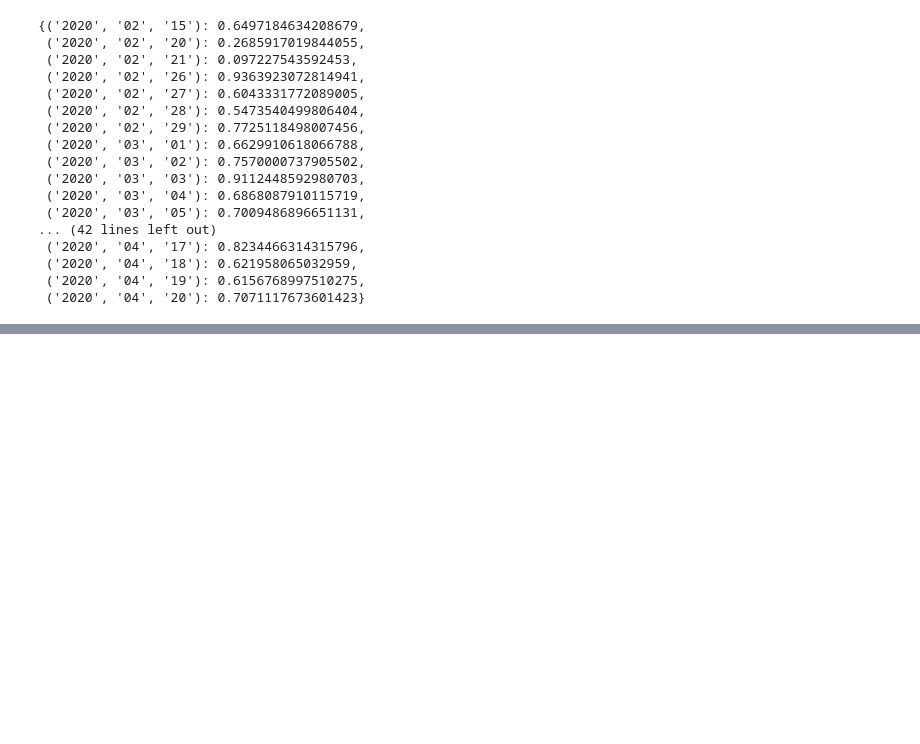
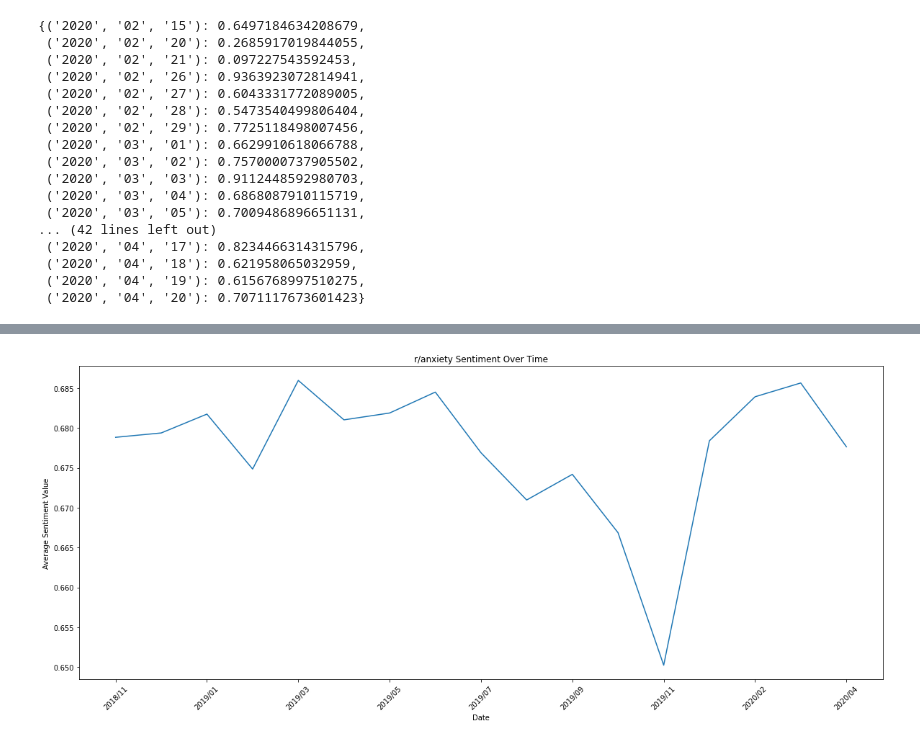
Before and after one commit to j-chen005/COVID19-Mental-Health-Analysis, a Jupyter notebook: Sentiment Over Time Model.ipynb, the cells around one changed output, grey strips where cells are left out. Saved outputs shown, nothing was run; the diff lists cells and outputs as text; code cells hidden in the pictures; blank space fills up the shorter version.

```diff
--- a/Sentiment Over Time Model.ipynb
+++ b/Sentiment Over Time Model.ipynb
@@ -575,0 +616,8 @@ plt.show()
+# %%
+fake_list = []
+for date in anxiety_dict.keys():
+    date_str = ''
+    for number in date[:-1]:
+        date_str += number + '/'
+    fake_list.append(date_str)
+fake_list
@@ -575,0 +702,19 @@ plt.show()
+# %%
+anxiety_dict = month_over_time(anxiety, 35872)
+# %%
+fig = plt.figure(1,figsize=(20,8))
+ax = fig.add_subplot()
+anxiety_x = anxiety_list
+anxiety_y = anxiety_dict.values()
+plt.plot(anxiety_x,anxiety_y)
+
+ax.set_xticks(anxiety_list[::2])
+ax.set_xticklabels(anxiety_list[::2], rotation=45)
+
+plt.title('r/anxiety Sentiment Over Time')
+plt.xlabel('Date')
+plt.ylabel('Average Sentiment Value')
+
+plt.show()
+# %% [output]
+[figure, added]
```
Also changed, not shown: parts of 21 cells of this notebook.
